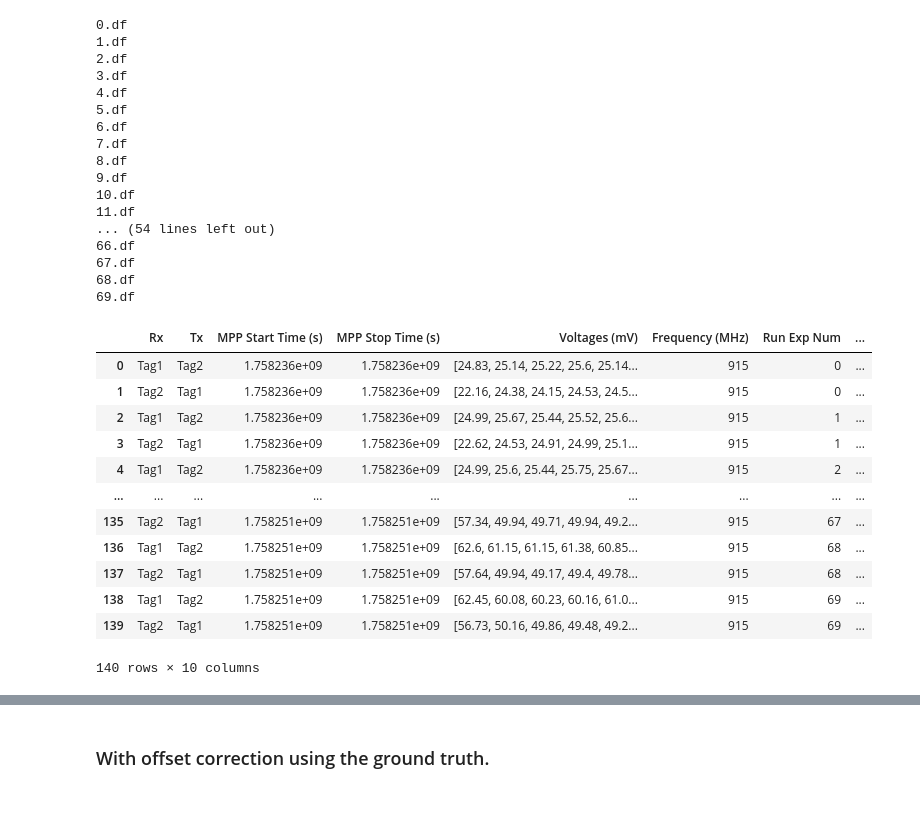
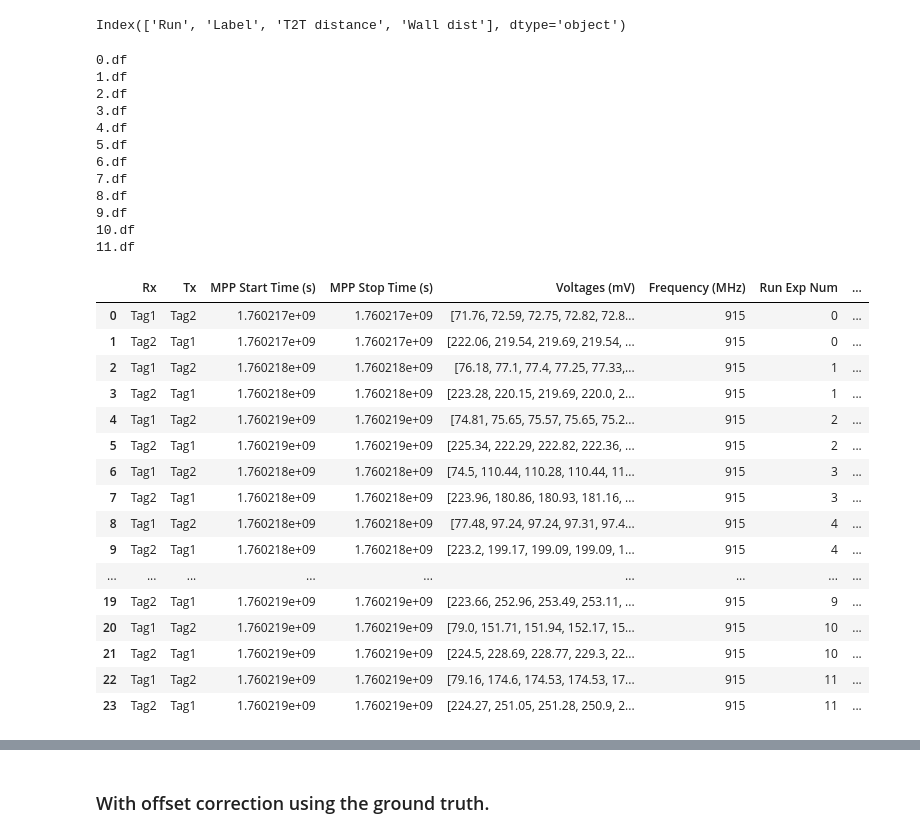
Before and after one commit to manavjeetsingh/RFImaging, a Jupyter notebook: OCS/HumanPresence/phaseProcessing.ipynb, the cells around one changed output, grey strips where cells are left out. Saved outputs shown, nothing was run; the diff lists cells and outputs as text; code cells hidden in the pictures; blank space fills up the shorter version.

```diff
--- a/OCS/HumanPresence/phaseProcessing.ipynb
+++ b/OCS/HumanPresence/phaseProcessing.ipynb
@@ -31,54 +31,60 @@ labels
+# %%
+labels.columns
+# %% [output]
+Index(['Run', 'Label', 'T2T distance', 'Wall dist'], dtype='object')
 # %%
 df_all=None
 file_names = sorted([f for f in os.listdir("dataframes") if f[0] != '.'], key=lambda x: int(x.split('.')[0]))
 for file_name in file_names:
     dist_idx=int(file_name.split(".")[0])
-    T2Tdist=float(notes[notes['Sno']==dist_idx]['T2T Dist'].iloc[0])
-    wallDist=float(notes[notes['Sno']==dist_idx]['Wall Dist'].iloc[0])
+    T2Tdist=float(labels[labels['Run']==dist_idx]['T2T distance'].iloc[0])
+    label=labels[labels['Run']==dist_idx]['Label'].iloc[0]
+    wallDist=float(labels[labels['Run']==dist_idx]['Wall dist'].iloc[0])
     with open(f'dataframes/{file_name}', "rb") as f:
         print(file_name)
         _df = pickle.load(f)
         # Add new columns to _df for all rows
         _df['Run Exp Num'] = dist_idx
         _df['dist'] = T2Tdist/100
-        _df['wall dist'] = wallDist/100
+        _df['label']=label
+        _df['wall dist']=wallDist
+        # _df['wall dist'] = wallDist/100
         if df_all is None:
             df_all=_df
         else:
             df_all = pd.concat([df_all, _df], ignore_index=True)
 
 df_all
 # %% [output]
 0.df
 1.df
 2.df
 3.df
 4.df
 5.df
 6.df
 7.df
 8.df
 9.df
 10.df
 11.df
-... (54 lines left out)
-66.df
-67.df
-68.df
-69.df
 |  | Rx | Tx | MPP Start Time (s) | MPP Stop Time (s) | Voltages (mV) | Frequency (MHz) | Run Exp Num | ... |
-| 0 | Tag1 | Tag2 | 1.758236e+09 | 1.758236e+09 | [24.83, 25.14, 25.22, 25.6, 25.14... | 915 | 0 | ... |
-| 1 | Tag2 | Tag1 | 1.758236e+09 | 1.758236e+09 | [22.16, 24.38, 24.15, 24.53, 24.5... | 915 | 0 | ... |
-| 2 | Tag1 | Tag2 | 1.758236e+09 | 1.758236e+09 | [24.99, 25.67, 25.44, 25.52, 25.6... | 915 | 1 | ... |
-| 3 | Tag2 | Tag1 | 1.758236e+09 | 1.758236e+09 | [22.62, 24.53, 24.91, 24.99, 25.1... | 915 | 1 | ... |
-| 4 | Tag1 | Tag2 | 1.758236e+09 | 1.758236e+09 | [24.99, 25.6, 25.44, 25.75, 25.67... | 915 | 2 | ... |
+| 0 | Tag1 | Tag2 | 1.760217e+09 | 1.760217e+09 | [71.76, 72.59, 72.75, 72.82, 72.8... | 915 | 0 | ... |
+| 1 | Tag2 | Tag1 | 1.760217e+09 | 1.760217e+09 | [222.06, 219.54, 219.69, 219.54, ... | 915 | 0 | ... |
+| 2 | Tag1 | Tag2 | 1.760218e+09 | 1.760218e+09 | [76.18, 77.1, 77.4, 77.25, 77.33,... | 915 | 1 | ... |
+| 3 | Tag2 | Tag1 | 1.760218e+09 | 1.760218e+09 | [223.28, 220.15, 219.69, 220.0, 2... | 915 | 1 | ... |
+| 4 | Tag1 | Tag2 | 1.760219e+09 | 1.760219e+09 | [74.81, 75.65, 75.57, 75.65, 75.2... | 915 | 2 | ... |
+| 5 | Tag2 | Tag1 | 1.760219e+09 | 1.760219e+09 | [225.34, 222.29, 222.82, 222.36, ... | 915 | 2 | ... |
+| 6 | Tag1 | Tag2 | 1.760218e+09 | 1.760218e+09 | [74.5, 110.44, 110.28, 110.44, 11... | 915 | 3 | ... |
+| 7 | Tag2 | Tag1 | 1.760218e+09 | 1.760218e+09 | [223.96, 180.86, 180.93, 181.16, ... | 915 | 3 | ... |
+| 8 | Tag1 | Tag2 | 1.760218e+09 | 1.760218e+09 | [77.48, 97.24, 97.24, 97.31, 97.4... | 915 | 4 | ... |
+| 9 | Tag2 | Tag1 | 1.760218e+09 | 1.760218e+09 | [223.2, 199.17, 199.09, 199.09, 1... | 915 | 4 | ... |
 | ... | ... | ... | ... | ... | ... | ... | ... | ... |
-| 135 | Tag2 | Tag1 | 1.758251e+09 | 1.758251e+09 | [57.34, 49.94, 49.71, 49.94, 49.2... | 915 | 67 | ... |
-| 136 | Tag1 | Tag2 | 1.758251e+09 | 1.758251e+09 | [62.6, 61.15, 61.15, 61.38, 60.85... | 915 | 68 | ... |
-| 137 | Tag2 | Tag1 | 1.758251e+09 | 1.758251e+09 | [57.64, 49.94, 49.17, 49.4, 49.78... | 915 | 68 | ... |
-| 138 | Tag1 | Tag2 | 1.758251e+09 | 1.758251e+09 | [62.45, 60.08, 60.23, 60.16, 61.0... | 915 | 69 | ... |
-| 139 | Tag2 | Tag1 | 1.758251e+09 | 1.758251e+09 | [56.73, 50.16, 49.86, 49.48, 49.2... | 915 | 69 | ... |
+| 19 | Tag2 | Tag1 | 1.760219e+09 | 1.760219e+09 | [223.66, 252.96, 253.49, 253.11, ... | 915 | 9 | ... |
+| 20 | Tag1 | Tag2 | 1.760219e+09 | 1.760219e+09 | [79.0, 151.71, 151.94, 152.17, 15... | 915 | 10 | ... |
+| 21 | Tag2 | Tag1 | 1.760219e+09 | 1.760219e+09 | [224.5, 228.69, 228.77, 229.3, 22... | 915 | 10 | ... |
+| 22 | Tag1 | Tag2 | 1.760219e+09 | 1.760219e+09 | [79.16, 174.6, 174.53, 174.53, 17... | 915 | 11 | ... |
+| 23 | Tag2 | Tag1 | 1.760219e+09 | 1.760219e+09 | [224.27, 251.05, 251.28, 250.9, 2... | 915 | 11 | ... |
-140 rows × 10 columns
 # %%
 time_per_phase = 10/1000  # s
 num_phases=6
```
Also changed, not shown: parts of 7 cells of this notebook, 13 other files.
